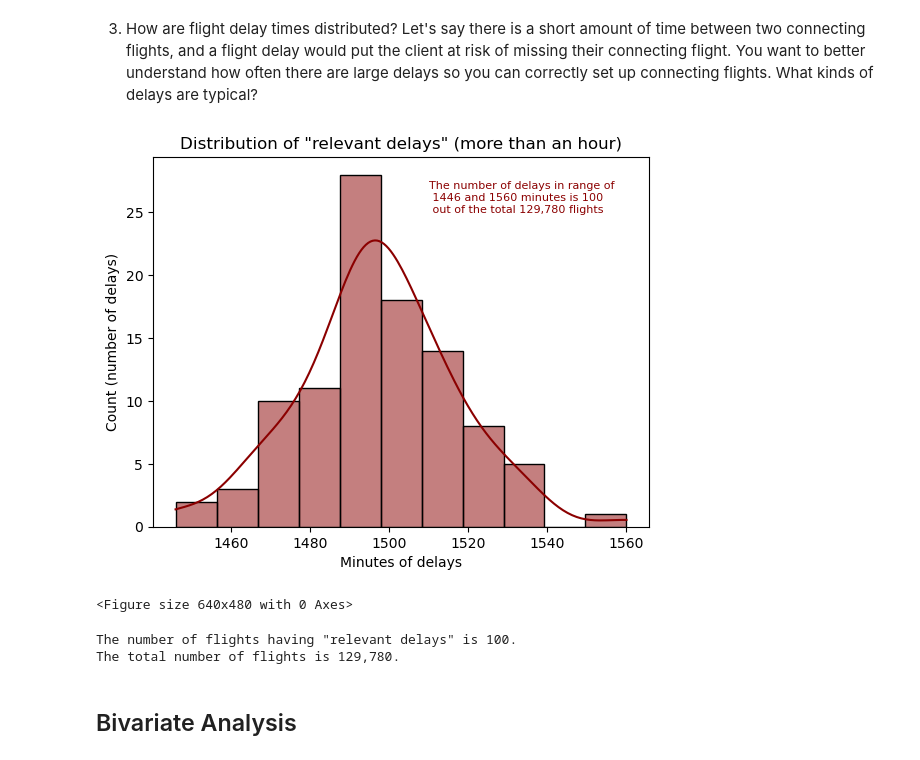
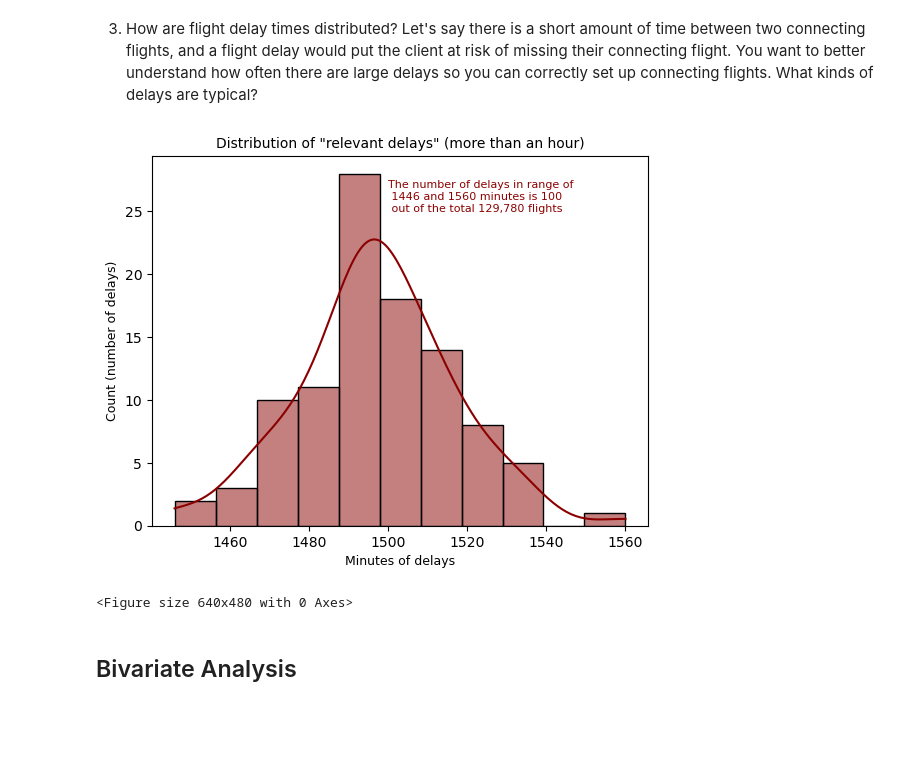
Before and after one commit to LiZoMark841619/Balazs1982, a Jupyter notebook: Jupyter_files/Codecademy_Projects/Airline_analysis/Airline Analysis.ipynb, the cells around one changed output. Drawn from its saved outputs; the diff is of its cells as text; code cells hidden in the pictures; blank space fills up the shorter version.

```diff
--- a/Jupyter_files/Codecademy_Projects/Airline_analysis/Airline Analysis.ipynb
+++ b/Jupyter_files/Codecademy_Projects/Airline_analysis/Airline Analysis.ipynb
@@ -119,23 +116,20 @@ The $500 ticket price is more reasonable in a 8 hour-long flight.
 # %%
 ## Task 3
 big_delayes = flight.delay[flight.delay > 60]
 sns.histplot(big_delayes, kde=True, bins=11, color='darkred')
-plt.title('Distribution of "relevant delays" (more than an hour)', fontsize=12)
-plt.xlabel('Minutes of delays', fontsize=10)
-plt.ylabel('Count (number of delays)', fontsize=10)
-plt.text(x= 1510, y= 25, s=f'''The number of delays in range of \n {np.min(big_delayes)} and {np.max(big_delayes)} minutes is {len(big_delayes)}
+plt.title('Distribution of "relevant delays" (more than an hour)', fontsize=10)
+plt.xlabel('Minutes of delays', fontsize=9)
+plt.ylabel('Count (number of delays)', fontsize=9)
+plt.text(x= 1500, y= 25, s=f'''The number of delays in range of \n {np.min(big_delayes)} and {np.max(big_delayes)} minutes is {len(big_delayes)}
  out of the total {len(flight.delay):,} flights''', fontsize=8, color='darkred')
 plt.show()
 plt.clf()
 # %% [output]
-[figure, old version]
+[figure, new version]
 <Figure size 640x480 with 0 Axes>
 # %%
-print(f'The number of flights having "relevant delays" is {len(big_delayes)}.')
-print(f'The total number of flights is {len(flight.delay):,}.')
+#print(f'The number of flights having "relevant delays" is {len(big_delayes)}.')
+#print(f'The total number of flights is {len(flight.delay):,}.')
-# %% [output]
-The number of flights having "relevant delays" is 100.
-The total number of flights is 129,780.
 # %% [markdown]
 ## Bivariate Analysis
 # %% [markdown]
```
Also changed, not shown: parts of 17 cells of this notebook.
